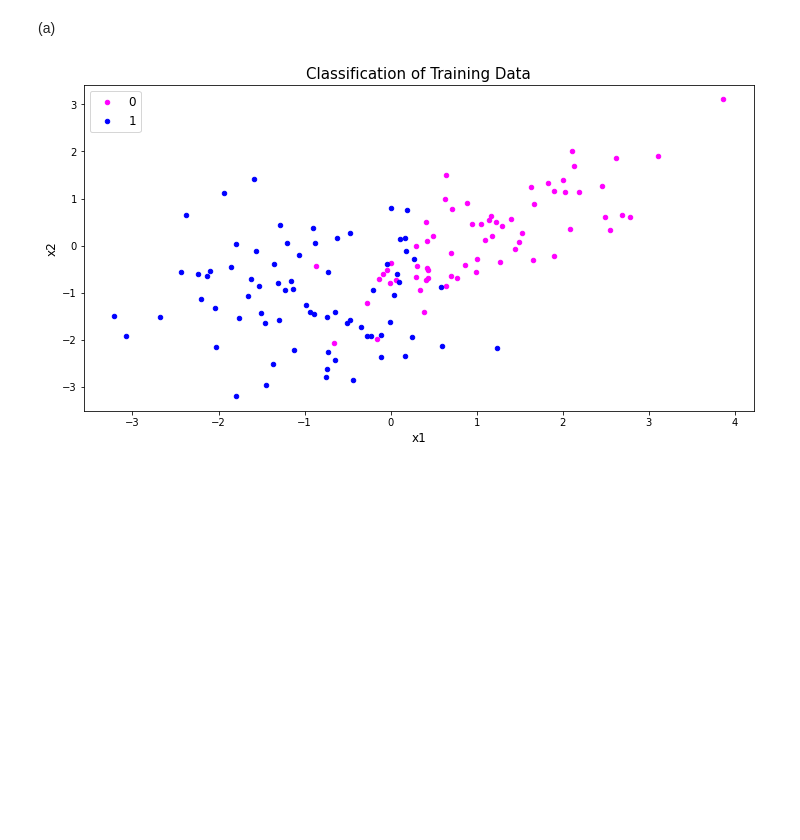
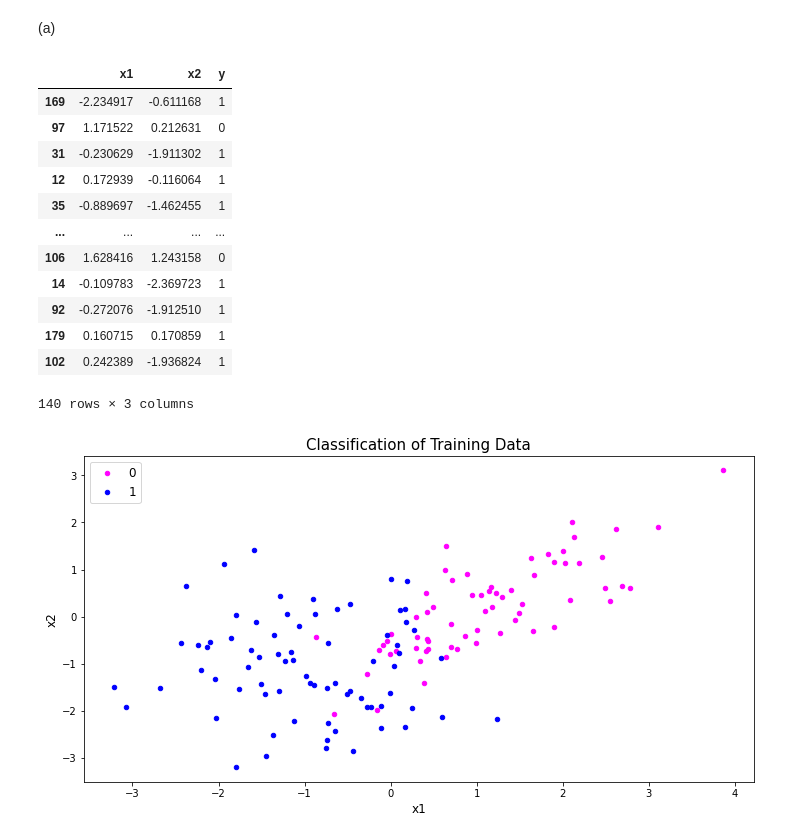
Before and after one commit to sdonatileach/Machine-Learning, a Jupyter notebook: Assignment_3.ipynb, the cells around one changed output. Cells and saved outputs as stored; diff of their text form; code cells hidden in the pictures; blank space fills up the shorter version.

```diff
--- a/Assignment_3.ipynb
+++ b/Assignment_3.ipynb
@@ -54,6 +55,22 @@ data = pd.read_csv("/mnt/c/Users/sdona/Documents/Duke/22Spring/705IDS"
 "/Assignments/03Assignment/A3_Q1_data.csv")
 # %%
 train, test = train_test_split(data, test_size=0.3, random_state=42)
+# %%
+train
+# %% [output]
+|  | x1 | x2 | y |
+| 169 | -2.234917 | -0.611168 | 1 |
+| 97 | 1.171522 | 0.212631 | 0 |
+| 31 | -0.230629 | -1.911302 | 1 |
+| 12 | 0.172939 | -0.116064 | 1 |
+| 35 | -0.889697 | -1.462455 | 1 |
+| ... | ... | ... | ... |
+| 106 | 1.628416 | 1.243158 | 0 |
+| 14 | -0.109783 | -2.369723 | 1 |
+| 92 | -0.272076 | -1.912510 | 1 |
+| 179 | 0.160715 | 0.170859 | 1 |
+| 102 | 0.242389 | -1.936824 | 1 |
+140 rows × 3 columns
 # %%
 # defining colors for each class
 colors = {0:'magenta', 1:'blue' }
```
Also changed, not shown: parts of 36 cells of this notebook.
